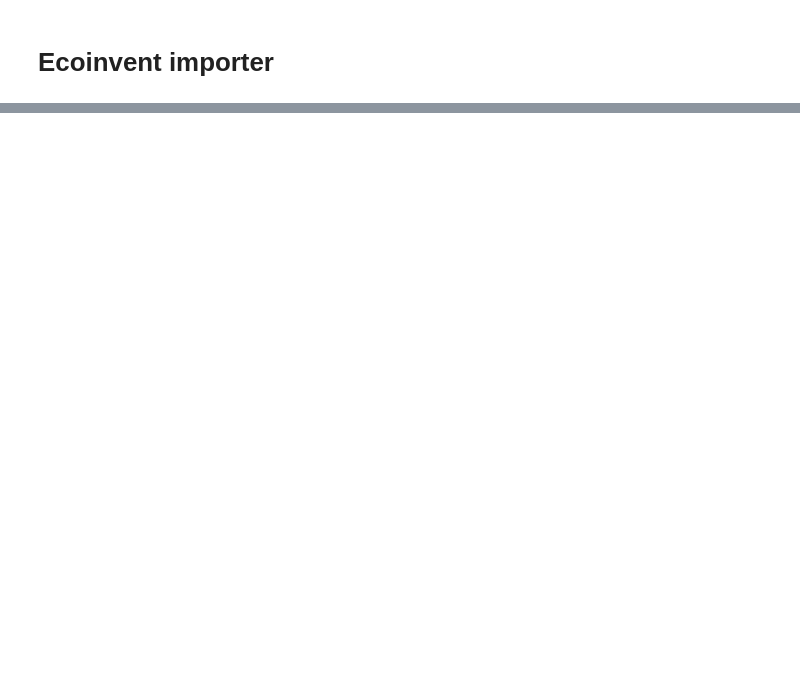
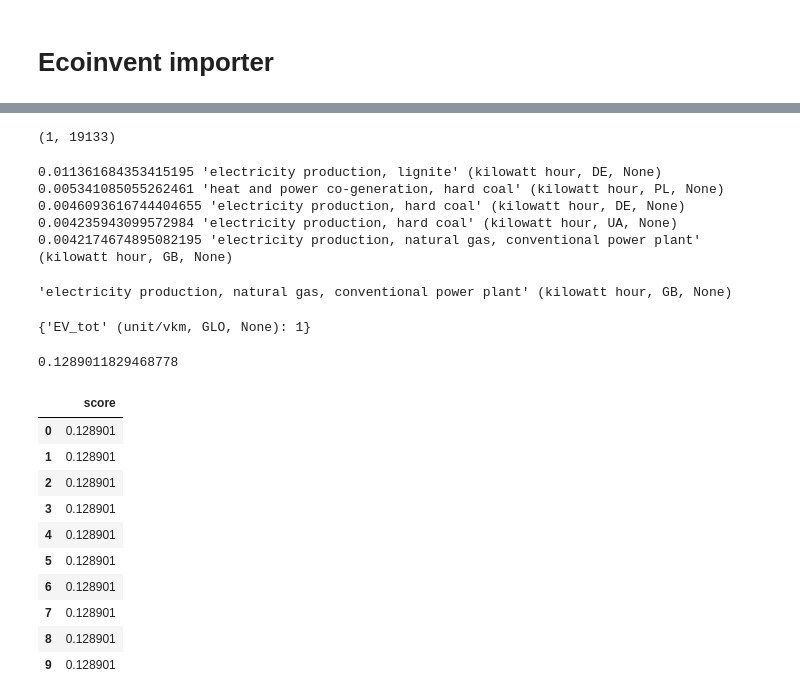
Before and after one commit to lorenzousai/from-the-ground-up, a Jupyter notebook: notebooks/Project-Copy1.ipynb, the cells around one changed output, grey strips where cells are left out. Saved outputs shown, nothing was run; the diff lists cells and outputs as text; code cells hidden in the pictures; blank space fills up the shorter version.

```diff
--- a/notebooks/Project-Copy1.ipynb
+++ b/notebooks/Project-Copy1.ipynb
@@ -134,3 +298,57 @@ EV.new_exchange(input = LIB, amount = 340, unit = 'kg').save()
+# %%
+by_activity = np.array(lca.characterized_inventory.sum(axis = 0))
+by_activity.shape
+# %% [output]
+(1, 19133)
+# %%
+sorted_values = sorted([(abs(value), value, index) for index, value in enumerate(by_activity[0, :])], reverse=True)
+# %%
+for _, value, index in sorted_values[:5]:
+    print(value, bd.get_activity(lca.dicts.activity.reversed[index]))
+# %% [output]
+0.011361684353415195 'electricity production, lignite' (kilowatt hour, DE, None)
+0.005341085055262461 'heat and power co-generation, hard coal' (kilowatt hour, PL, None)
+0.0046093616744404655 'electricity production, hard coal' (kilowatt hour, DE, None)
+0.004235943099572984 'electricity production, hard coal' (kilowatt hour, UA, None)
+0.0042174674895082195 'electricity production, natural gas, conventional power plant' (kilowatt hour, GB, None)
+# %%
+bd.get_activity(lca.dicts.activity.reversed[index])
+# %% [output]
+'electricity production, natural gas, conventional power plant' (kilowatt hour, GB, None)
+# %%
+fu
+# %% [output]
+{'EV_tot' (unit/vkm, GLO, None): 1}
+# %%
+lca = bc.LCA(
+    demand = {EV_tot.id: 1},
+    data_objs = [database_dp,method_dp,int_dp],
+    use_distributions = False,
+    seed_override = None
+)
+
+lca.lci()
+lca.lcia()
+# %%
+lca.score
+# %% [output]
+0.1289011829468778
 # %%
-method_GWP_recipe = [m for m in bd.methods if 'ReCiPe' in str(m) and  'Midpoint (H)' in str(m) and 'climate change' in str(m)][0]
-fu = {carbon_fibre:1}
+pd.DataFrame([
+    {
+        'score': lca.score,
+    }
+    for _, _ in zip(lca, range(10))
+])
+# %% [output]
+|  | score |
+| 0 | 0.128901 |
+| 1 | 0.128901 |
+| 2 | 0.128901 |
+| 3 | 0.128901 |
+| 4 | 0.128901 |
+| 5 | 0.128901 |
+| 6 | 0.128901 |
+| 7 | 0.128901 |
+| 8 | 0.128901 |
+| 9 | 0.128901 |
```
Also changed, not shown: parts of 59 cells of this notebook, 5 other files.
